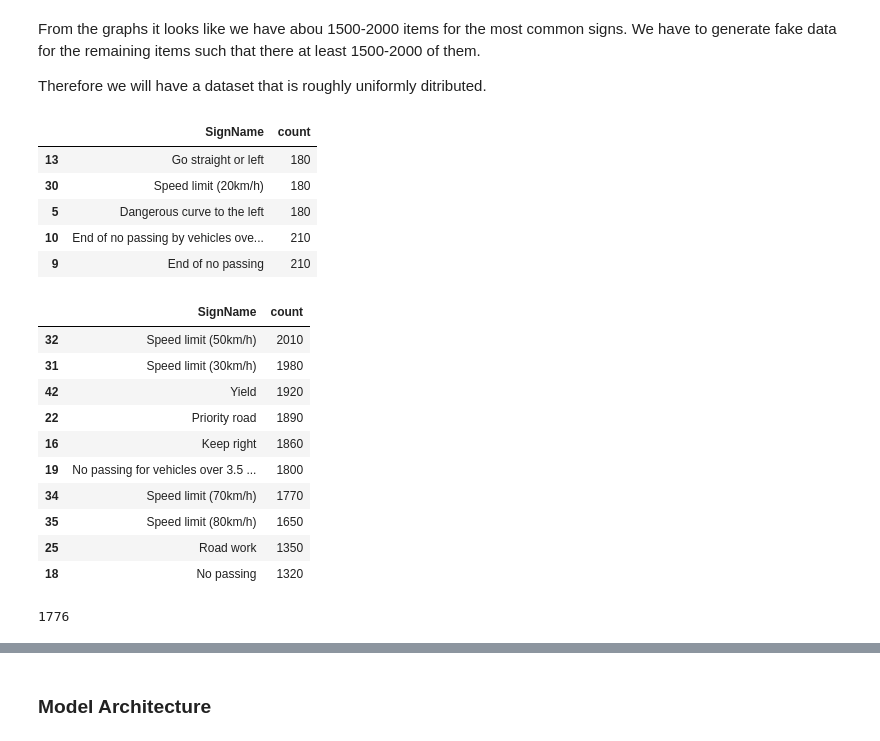
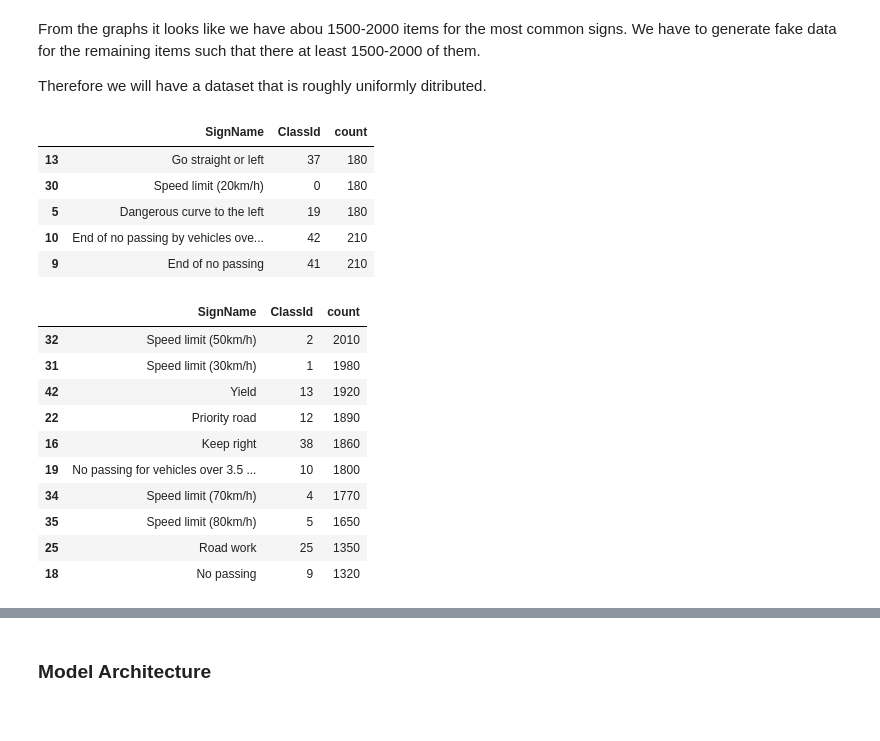
Before and after one commit to adhulipa/CarND-Traffic-Sign-Classifier-Project, a Jupyter notebook: Traffic_Sign_Classifier.ipynb, the cells around one changed output, grey strips where cells are left out. Cells and saved outputs as stored; diff of their text form; code cells hidden in the pictures.

```diff
--- a/Traffic_Sign_Classifier.ipynb
+++ b/Traffic_Sign_Classifier.ipynb
@@ -282,38 +282,28 @@ We have to generate fake data for the remaining items such that there at least 1
 Therefore we will have a dataset that is roughly uniformly ditributed.
 # %%
 # Group data according to frequency of occurrence
-sign_freq = df.groupby(['SignName'])['ClassId'].count().reset_index(name='count').sort_values(['count'], ascending=True)
+sign_freq = df.groupby(['SignName', 'ClassId'])['ClassId'].count().reset_index(name='count').sort_values(['count'], ascending=True)
 sign_freq[:5]
 # %% [output]
-|  | SignName | count |
-| 13 | Go straight or left | 180 |
-| 30 | Speed limit (20km/h) | 180 |
-| 5 | Dangerous curve to the left | 180 |
-| 10 | End of no passing by vehicles ove... | 210 |
-| 9 | End of no passing | 210 |
+|  | SignName | ClassId | count |
+| 13 | Go straight or left | 37 | 180 |
+| 30 | Speed limit (20km/h) | 0 | 180 |
+| 5 | Dangerous curve to the left | 19 | 180 |
+| 10 | End of no passing by vehicles ove... | 42 | 210 |
+| 9 | End of no passing | 41 | 210 |
 # %%
 # From the graphs it looks like we have abou 1500-2000 items for the most common signs
 # We have to generate fake data for the remaining items such that there at least 1500-2000 of them
 sign_freq.sort_values(['count'], ascending=False)[:10]
 # %% [output]
-|  | SignName | count |
-| 32 | Speed limit (50km/h) | 2010 |
-| 31 | Speed limit (30km/h) | 1980 |
-| 42 | Yield | 1920 |
-| 22 | Priority road | 1890 |
-| 16 | Keep right | 1860 |
-| 19 | No passing for vehicles over 3.5 ... | 1800 |
-| 34 | Speed limit (70km/h) | 1770 |
-| 35 | Speed limit (80km/h) | 1650 |
-| 25 | Road work | 1350 |
-| 18 | No passing | 1320 |
+|  | SignName | ClassId | count |
+| 32 | Speed limit (50km/h) | 2 | 2010 |
+| 31 | Speed limit (30km/h) | 1 | 1980 |
+| 42 | Yield | 13 | 1920 |
+| 22 | Priority road | 12 | 1890 |
+| 16 | Keep right | 38 | 1860 |
+| 19 | No passing for vehicles over 3.5 ... | 10 | 1800 |
+| 34 | Speed limit (70km/h) | 4 | 1770 |
+| 35 | Speed limit (80km/h) | 5 | 1650 |
+| 25 | Road work | 25 | 1350 |
+| 18 | No passing | 9 | 1320 |
-# %%
-# Find the images that need to be generated.
-df = pd.DataFrame(sign_freq)
-df = df[df['count'] > 1500]
-next_int = lambda: random.randint(df['count'].min(), df['count'].max())
-print(next_int())
-
-# TODO: Find seed images from X_train that need to be augmented
-# %% [output]
-1776
```
Also changed, not shown: parts of 3 cells of this notebook.
